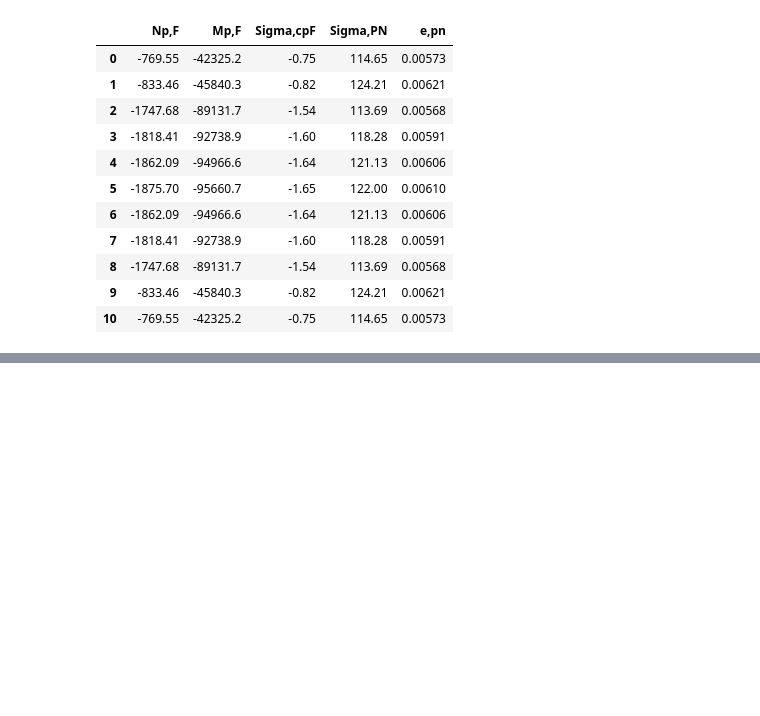
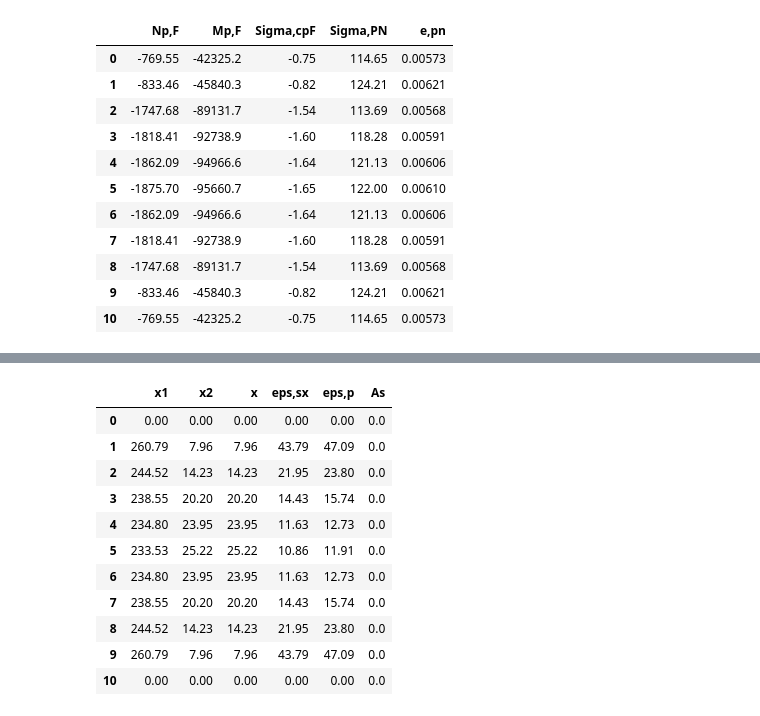
Before and after one commit to GarciaGabe/eng, a Jupyter notebook: Viga Protendida.ipynb, the cells around one changed output, grey strips where cells are left out. Cells and saved outputs as stored; diff of their text form; code cells hidden in the pictures; blank space fills up the shorter version.

Commit message:
Armaduras Passivas - VigaProtendida

```diff
--- a/Viga Protendida.ipynb
+++ b/Viga Protendida.ipynb
@@ -110,6 +115,7 @@ E_{p} &= 20000 \;
 # %%
 %%render 2 short
 
+f_c = f_ck*0.85/1.4
 E_ci = 560*(f_ck*10)**(1/2)
 E_cs = E_ci*(0.8+0.2*f_ck/8)
 
@@ -907,0 +920,60 @@ display(tabela7)
+# %%
+d_p = [] # braço de alavanca da armadura ativa
+d_s = [] # braço de alavanca da armadura passiva
+
+for i in range(len(qntCordoalhas)):
+    d_p.append(e_p_i[i] + h/2)
+    d_s.append(d_p[i] - 7.5) # estimativa para ds
+
+
+A_s = []
+for i in range(6):
+    A_s.append([0] * nS)
+
+for i in range(1,nS-1):
+    for j in range(len(qntCordoalhas)-1,-1,-1):
+        if(relax[1][i] >= x1_anc[j] and relax[1][i] <= x2_anc[j]):
+            sigma_pm = sigma_p[j]
+            Npm = N_p[j]
+            Mpm = M_p[j]
+            Wcpm = W_cp[j]
+            A_pm = A_p[j]
+            d_sm = d_s[j]
+            d_pm = d_p[j]
+            break
+    Rpt = f_pyd * A_pm
+    a_bh = 1
+    b_bh = -2.5*d_sm
+    c_bh = (esforcos[1][i]*1.4 + Rpt*(d_sm-d_pm))/(0.32*b*f_c)
+    x_1 = (-b_bh + (b_bh**2 - 4*a_bh*c_bh )**0.5)/(2*a_bh)
+    x_2 = (-b_bh - (b_bh**2 - 4*a_bh*c_bh )**0.5)/(2*a_bh)
+    A_s[0][i] = round(x_1,2)
+    A_s[1][i] = round(x_2,2)
+    if (x_1 > h or x_1 < 0):
+        x = x_2
+    else:
+        x = x_1
+    A_s[2][i] = round(x,2)
+    A_s[3][i] = round(3.5/x*(d_sm-x),2)
+    A_s[4][i] = round(prealong[4][i] + 3.5/x*(d_pm-x),2)
+    A_s[5][i] = round((0.8*b*x*f_c-Rpt)/f_yd,2)
+    if (A_s[5][i] < 0):
+        A_s[5][i] = 0
+
+tabela8 = pd.DataFrame(A_s)
+tabela8 = tabela8.transpose()
+tabela8.rename(columns={0:'x1',1:'x2', 2:'x',3:'eps,sx',4:'eps,p',5:'As'},inplace = True)
+display(tabela8)
+# %% [output]
+|  | x1 | x2 | x | eps,sx | eps,p | As |
+| 0 | 0.00 | 0.00 | 0.00 | 0.00 | 0.00 | 0.0 |
+| 1 | 260.79 | 7.96 | 7.96 | 43.79 | 47.09 | 0.0 |
+| 2 | 244.52 | 14.23 | 14.23 | 21.95 | 23.80 | 0.0 |
+| 3 | 238.55 | 20.20 | 20.20 | 14.43 | 15.74 | 0.0 |
+| 4 | 234.80 | 23.95 | 23.95 | 11.63 | 12.73 | 0.0 |
+| 5 | 233.53 | 25.22 | 25.22 | 10.86 | 11.91 | 0.0 |
+| 6 | 234.80 | 23.95 | 23.95 | 11.63 | 12.73 | 0.0 |
+| 7 | 238.55 | 20.20 | 20.20 | 14.43 | 15.74 | 0.0 |
+| 8 | 244.52 | 14.23 | 14.23 | 21.95 | 23.80 | 0.0 |
+| 9 | 260.79 | 7.96 | 7.96 | 43.79 | 47.09 | 0.0 |
+| 10 | 0.00 | 0.00 | 0.00 | 0.00 | 0.00 | 0.0 |
```
Also changed, not shown: parts of 10 cells of this notebook, 1 other file.
